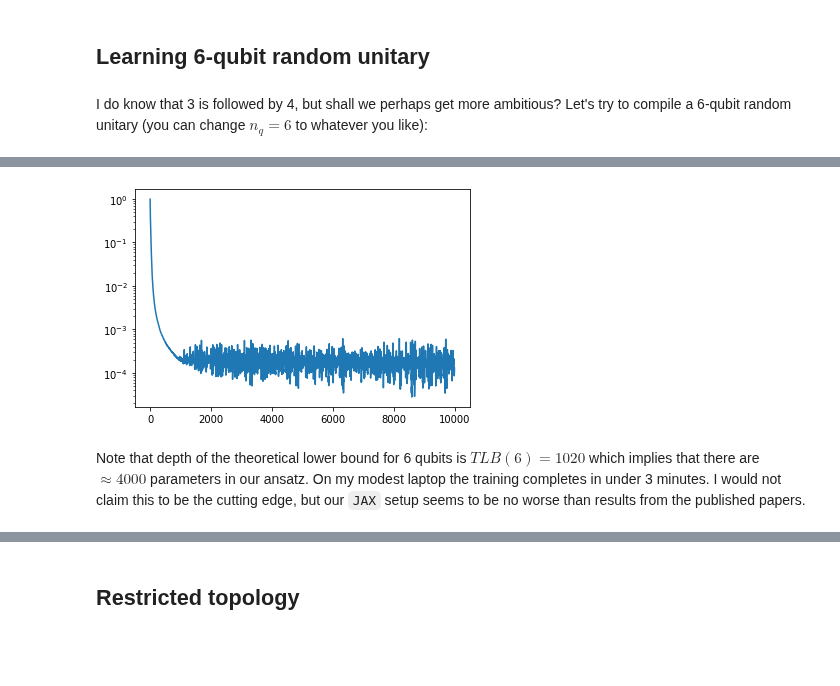
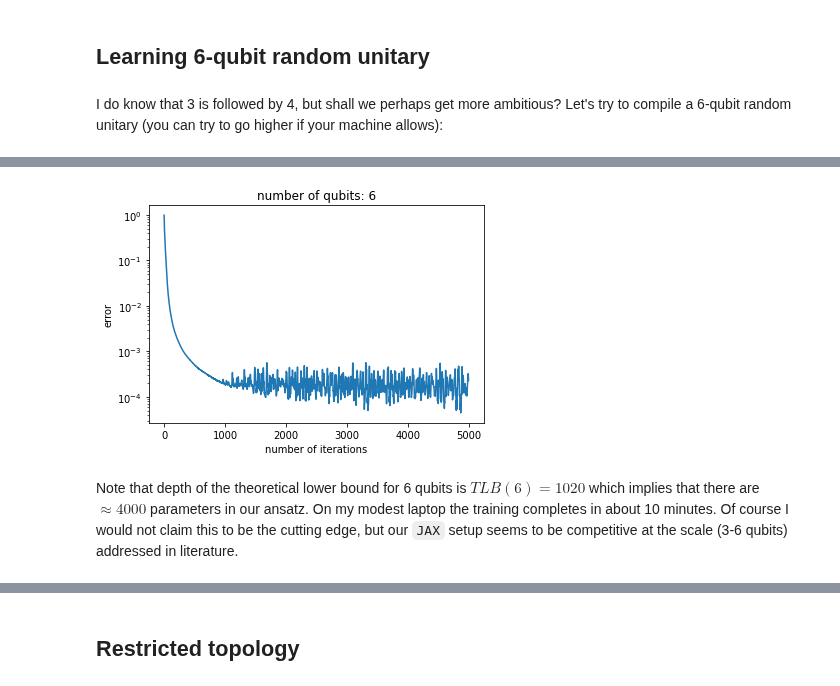
Before and after one commit to idnm/blog0, a Jupyter notebook: _notebooks/2021-12-09-Machine learning compilation of quantum circuits -- experiments.ipynb, the cells around one changed output, grey strips where cells are left out. Drawn from its saved outputs; the diff is of its cells as text; code cells hidden in the pictures; blank space fills up the shorter version.

```diff
--- a/_notebooks/2021-12-09-Machine learning compilation of quantum circuits -- experiments.ipynb
+++ b/_notebooks/2021-12-09-Machine learning compilation of quantum circuits -- experiments.ipynb
@@ -432,5 +594,21 @@ I will define `ansatz` class that assembles our building blocks according to a p
 # %%
-class ansatz():
+class Ansatz():
+    """Parametric quantum circuit.
+
+    Ansatz/parametric circuit is defined by tupes of entangling blocks and their arrangement.
+    Concrete values of parameters are not considered part of the ansatz. Class provides access
+    to both `qiskit` version of the circuit and `jax.numpy` unitary matrix.
+
+    Attributes:
+        num_qubits: number of qubits
+        block_type: type of entangling blocks
+        num_angles: total number of angles (parameters) in the circuit.
+        unitary: `jax.numpy` unitary matrix of the circuit as function of angles.
+
+    Methods:
+        circuit: `qiskit` version of the circuit.
+        learn: numerical approximation of the target unitary.
+    """
 
     def __init__(self, num_qubits, block_type, layer_placements=[[], 0], free_placements=[]):
 
@@ -444,9 +622,10 @@ class ansatz():
         self.num_angles = 3*num_qubits+4*len(self.all_placements)
 
         self.unitary = lambda angles: build_unitary(self.num_qubits, self.block_type, angles,
-                                                     [self.layer, self.num_layers], self.free_placements)
+                                                     layer_placements=[self.layer, self.num_layers],
+                                                     free_placements=self.free_placements)
     def circuit(self, angles=None):
-        """qiskit circuit. If no angles given construct a parametric circuit."""
+        """qiskit version circuit. If angles not specified a parametric circuit is constructed."""
 
         if angles is None:
             angles = np.array([Parameter('a{}'.format(i)) for i in range(self.num_angles)])
@@ -457,13 +636,15 @@ class ansatz():
 
         qc = QuantumCircuit(self.num_qubits)
 
-        # Initial rounf of single-qubit gates
+        # Initial round of single-qubit gates.
+
         for n, a in enumerate(surface_angles):
             qc.rz(a[0], n)
             qc.rx(a[1], n)
             qc.rz(a[2], n)
 
         # Entangling gates accoring to placements
+
         for a, p in zip(block_angles, self.all_placements):
             qc_block = block(self.block_type, a).circuit()
             qc = qc.compose(qc_block, p)
@@ -472,6 +653,7 @@ class ansatz():
 
     def learn(self, u_target, **kwargs):
         """Use numerical optimization to approximate u_target."""
+
         u_func = self.unitary
         return unitary_learn(u_func, u_target, self.num_angles, **kwargs)
 # %% [markdown]
@@ -579,19 +804,22 @@ The lesson here is that both types of two-qubits gate perform similarly well at
 # %% [markdown]
 ## Learning 6-qubit random unitary
 # %% [markdown]
-I do know that 3 is followed by 4, but shall we perhaps get more ambitious? Let's try to compile a 6-qubit random unitary (you can change $n_q=6$ to whatever you like):
+I do know that 3 is followed by 4, but shall we perhaps get more ambitious? Let's try to compile a 6-qubit random unitary (you can try to go higher if your machine allows):
 # %%
 %%time
 
-n_q = 6
-depth = TLB(n_q)
-layer_placements, free_placements = fill_layers(sequ_layer(n_q), depth)
+num_qubits = 6
+depth = TLB(num_qubits) # 1020 for 6 qubits
+layer_placements, free_placements = fill_layers(sequ_layer(num_qubits), depth)
 
-u_target = unitary_group.rvs(2**n_q, random_state=0)
-ans = ansatz(n_q, 'cz', layer_placements=layer_placements, free_placements=free_placements)
+u_target = unitary_group.rvs(2**num_qubits, random_state=0)
+anz = Ansatz(num_qubits, 'cz', layer_placements=layer_placements, free_placements=free_placements)
 
-angles_history, loss_history = ans.learn(u_target, num_iterations=10000)
+angles_history, loss_history = anz.learn(u_target, num_iterations=5000)
 
+plt.title('number of qubits: {}'.format(num_qubits))
+plt.xlabel('number of iterations')
+plt.ylabel('error')
 plt.plot(loss_history)
 plt.yscale('log')
 # %% [output]
@@ -600,3 +828,3 @@ Wall time: 11min 54s
-[figure, old version]
+[figure, new version]
 # %% [markdown]
-Note that depth of the theoretical lower bound for 6 qubits is $TLB(6)=1020$ which implies that there are $\approx 4000$ parameters in our ansatz. On my modest laptop the training completes in under 3 minutes. I would not claim this to be the cutting edge, but our `JAX` setup seems to be no worse than results from the published papers.
+Note that depth of the theoretical lower bound for 6 qubits is $TLB(6)=1020$ which implies that there are $\approx 4000$ parameters in our ansatz. On my modest laptop the training completes in about 10 minutes. Of course I would not claim this to be the cutting edge, but our `JAX` setup seems to be competitive at the scale (3-6 qubits) addressed in literature.
```
Also changed, not shown: parts of 78 cells of this notebook, 3 other files.
